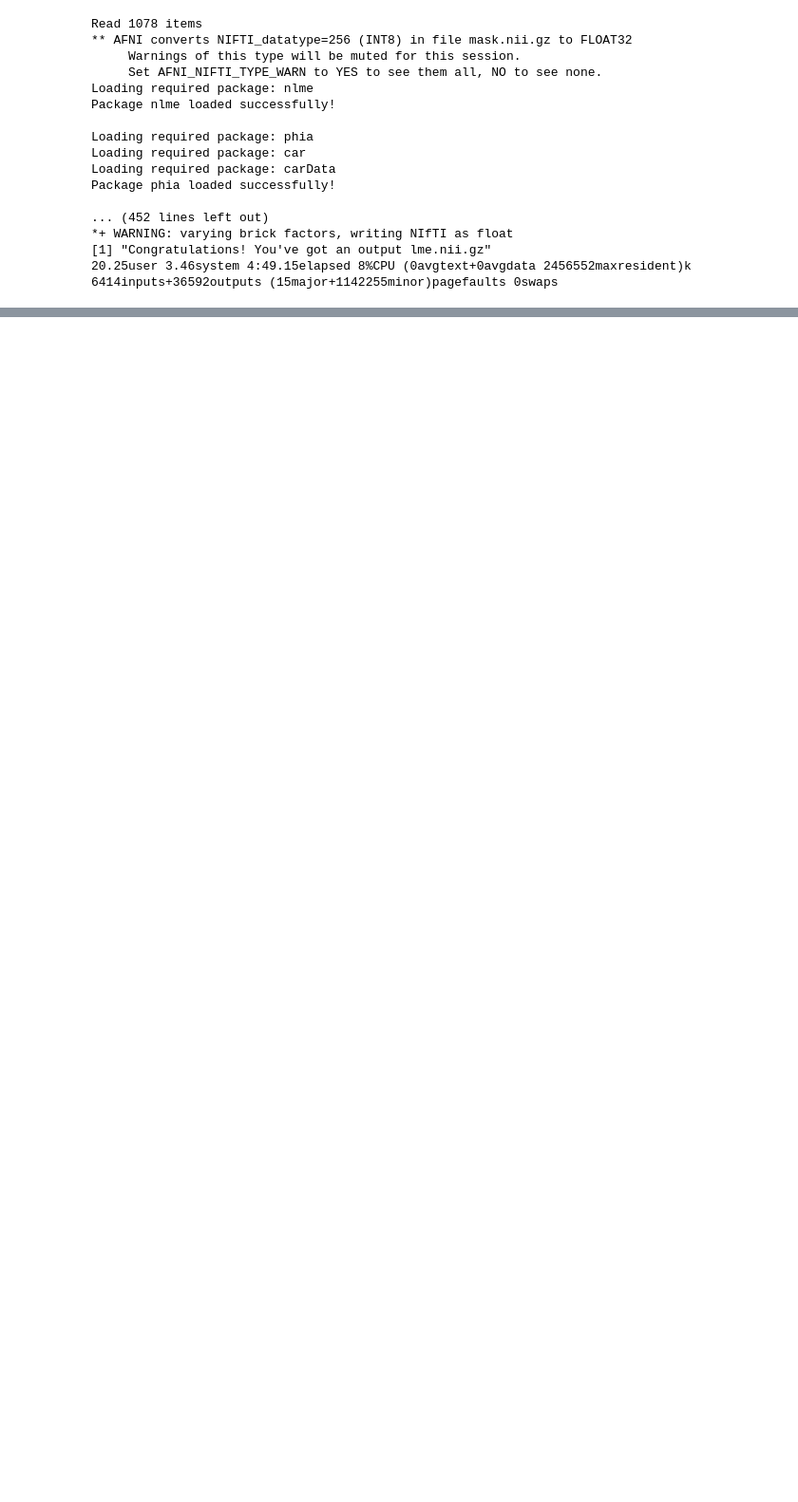
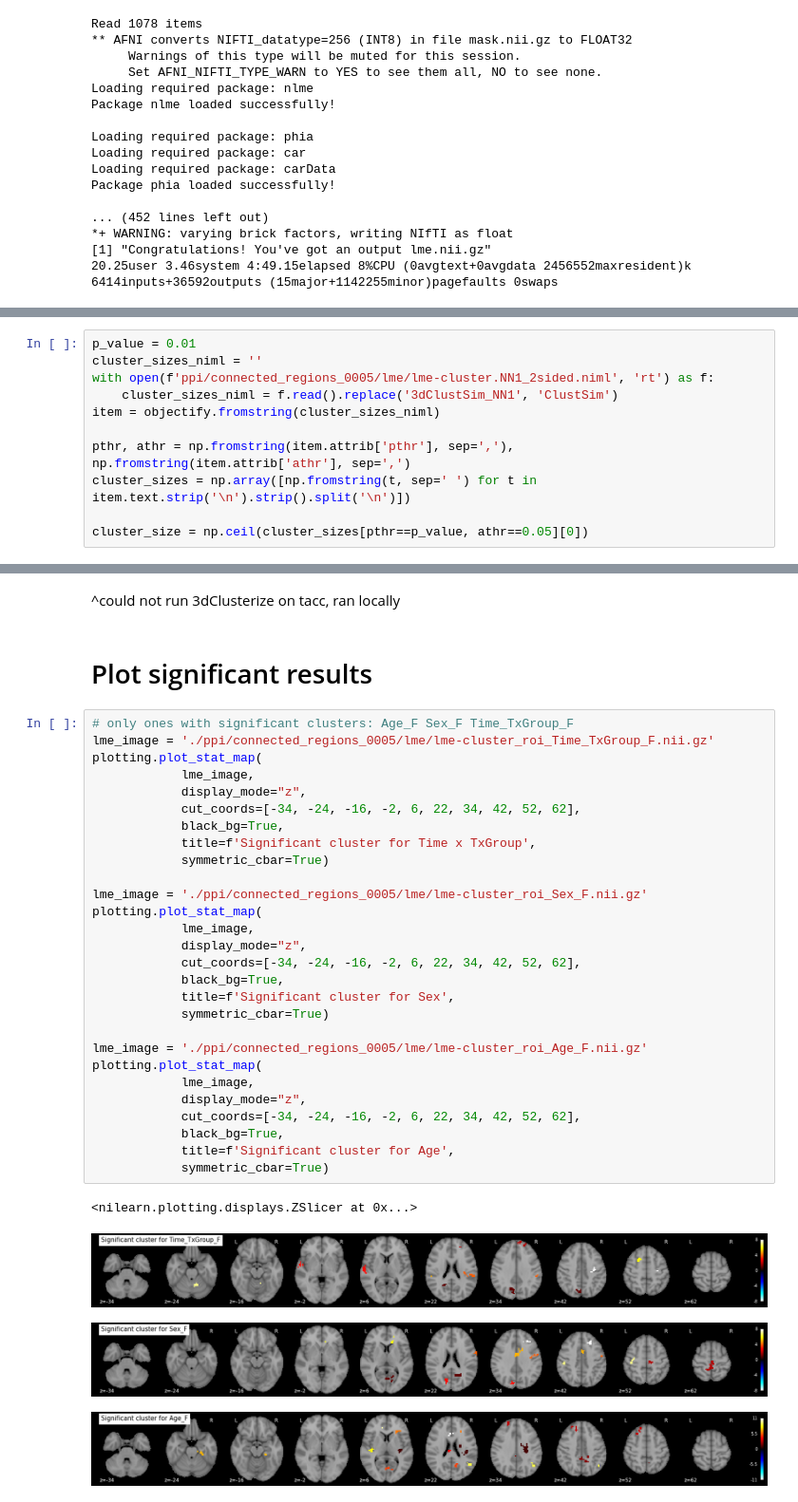
Before and after one commit to tbweng/lllt, a Jupyter notebook: lme.ipynb, the cells around one changed output, grey strips where cells are left out. Shown at 95% size. Saved outputs shown, nothing was run; the diff lists cells and outputs as text; blank space fills up the shorter version.

Commit message:
added results

```diff
--- a/lme.ipynb
+++ b/lme.ipynb
@@ -226,0 +280,11 @@ Package phia loaded successfully!
+# %%
+p_value = 0.01
+cluster_sizes_niml = ''
+with open(f'ppi/connected_regions_0005/lme/lme-cluster.NN1_2sided.niml', 'rt') as f:
+    cluster_sizes_niml = f.read().replace('3dClustSim_NN1', 'ClustSim')
+item = objectify.fromstring(cluster_sizes_niml)
+
+pthr, athr = np.fromstring(item.attrib['pthr'], sep=','), np.fromstring(item.attrib['athr'], sep=',')
+cluster_sizes = np.array([np.fromstring(t, sep=' ') for t in item.text.strip('\n').strip().split('\n')])
+
+cluster_size = np.ceil(cluster_sizes[pthr==p_value, athr==0.05][0])
@@ -226,0 +357,37 @@ Package phia loaded successfully!
+# %% [markdown]
+^could not run 3dClusterize on tacc, ran locally
+# %% [markdown]
+# Plot significant results
+# %%
+# only ones with significant clusters: Age_F Sex_F Time_TxGroup_F
+lme_image = './ppi/connected_regions_0005/lme/lme-cluster_roi_Time_TxGroup_F.nii.gz'
+plotting.plot_stat_map(
+            lme_image,
+            display_mode="z",
+            cut_coords=[-34, -24, -16, -2, 6, 22, 34, 42, 52, 62],
+            black_bg=True,
+            title=f'Significant cluster for Time x TxGroup',
+            symmetric_cbar=True)
+
+lme_image = './ppi/connected_regions_0005/lme/lme-cluster_roi_Sex_F.nii.gz'
+plotting.plot_stat_map(
+            lme_image,
+            display_mode="z",
+            cut_coords=[-34, -24, -16, -2, 6, 22, 34, 42, 52, 62],
+            black_bg=True,
+            title=f'Significant cluster for Sex',
+            symmetric_cbar=True)
+
+lme_image = './ppi/connected_regions_0005/lme/lme-cluster_roi_Age_F.nii.gz'
+plotting.plot_stat_map(
+            lme_image,
+            display_mode="z",
+            cut_coords=[-34, -24, -16, -2, 6, 22, 34, 42, 52, 62],
+            black_bg=True,
+            title=f'Significant cluster for Age',
+            symmetric_cbar=True)
+# %% [output]
+<nilearn.plotting.displays.ZSlicer at 0x...>
+[figure, added]
+[figure, added]
+[figure, added]
```
Also changed, not shown: parts of 9 cells of this notebook.
